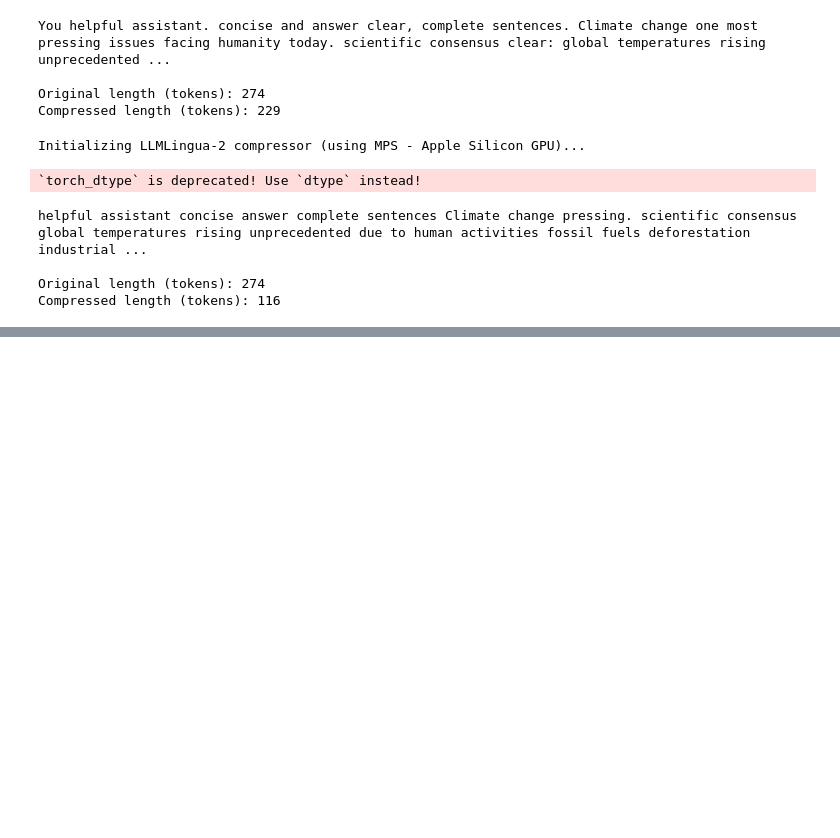
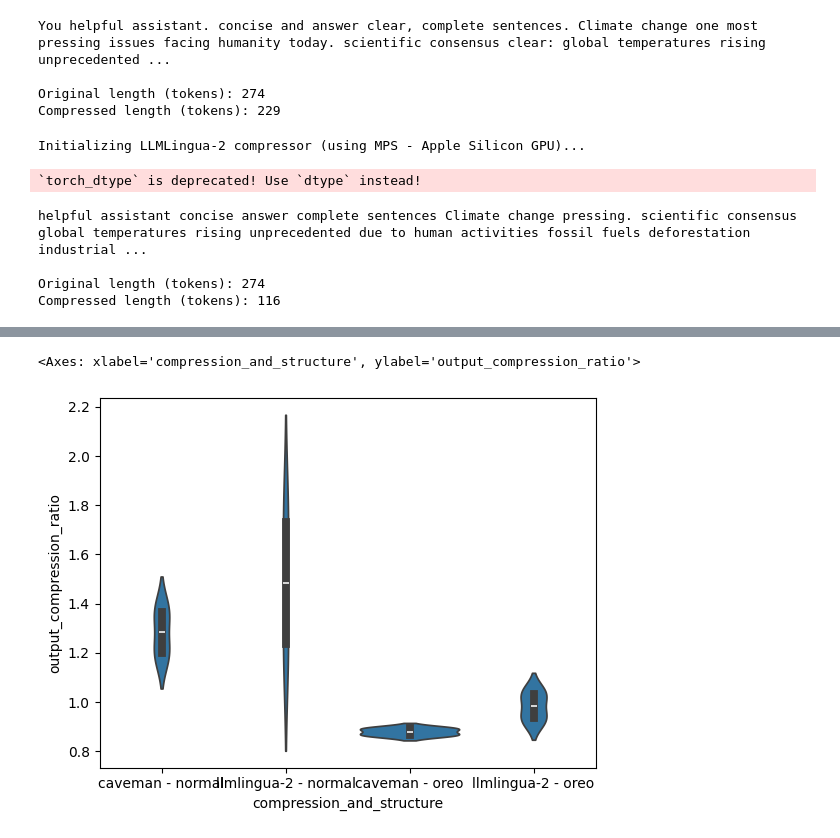
Before and after one commit to DEFRA/ai-spike-token-optimisation, a Jupyter notebook: compressors_testing.ipynb, the cells around one changed output, grey strips where cells are left out. Cells and saved outputs as stored; diff of their text form; code cells hidden in the pictures; blank space fills up the shorter version.

```diff
--- a/compressors_testing.ipynb
+++ b/compressors_testing.ipynb
@@ -367,0 +668,5 @@ Tokens used: 90
+# %%
+sns.violinplot(data=df, x='compression_and_structure', y='output_compression_ratio')
+# %% [output]
+<Axes: xlabel='compression_and_structure', ylabel='output_compression_ratio'>
+[figure, added]
```
Also changed, not shown: parts of 14 cells of this notebook, 3 other files.
